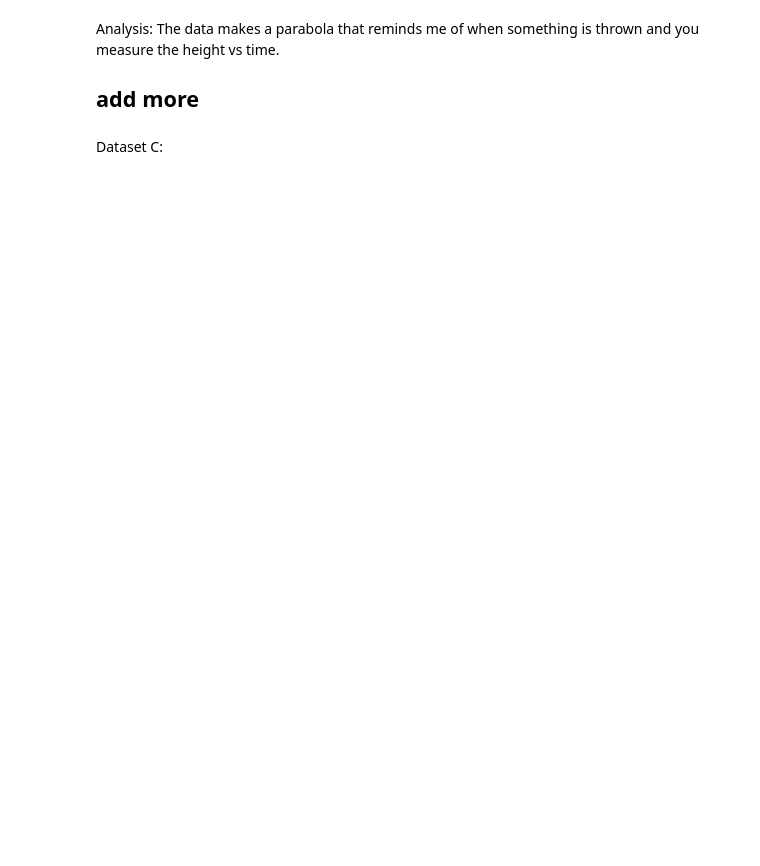
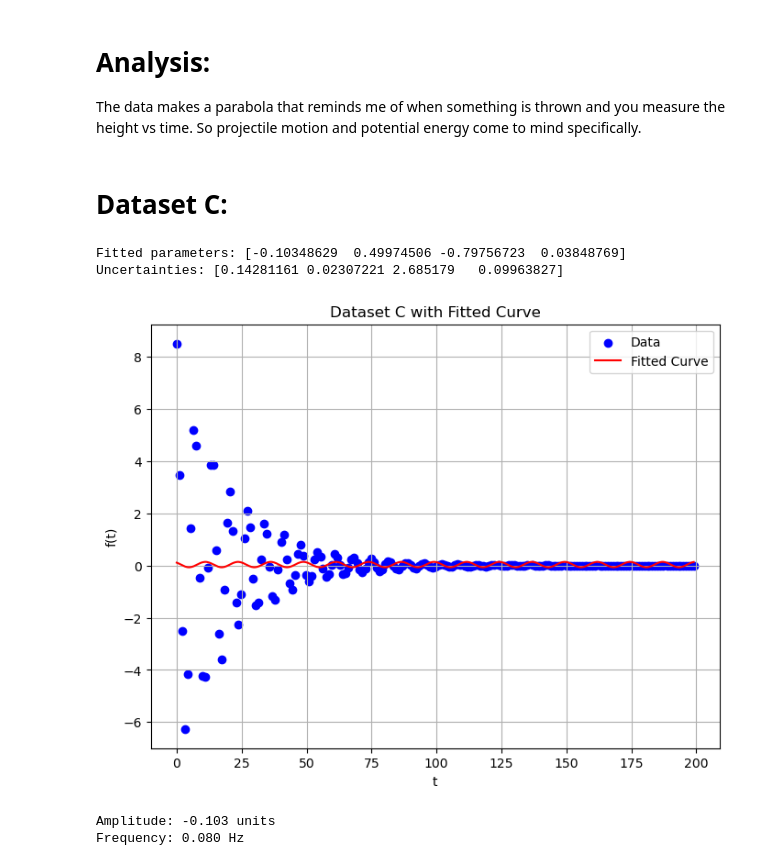
Before and after one commit to Tonkle-Time/comp-phy, a Jupyter notebook: Project 1.ipynb, the cells around one changed output. Saved outputs shown, nothing was run; the diff lists cells and outputs as text; code cells hidden in the pictures; blank space fills up the shorter version.

Commit message:
finished project 1 might polish later

```diff
--- a/Project 1.ipynb
+++ b/Project 1.ipynb
@@ -102,10 +116,57 @@ plt.show()
 # %% [markdown]
-Analysis:
-The data makes a parabola that reminds me of when something is thrown and you measure the height vs time.
-## add more
+# Analysis:
+The data makes a parabola that reminds me of when something is thrown and you measure the height vs time. So projectile motion and potential energy come to mind specifically.
 # %% [markdown]
-Dataset C:
+# Dataset C:
 # %%
 # Read Dataset C
-data_a = np.loadtxt('Dataset_C.csv', delimiter=',', skiprows=1)
-x_a, y_a = data_a[:, 0], data_a[:, 1]
+data_c = np.loadtxt('Dataset_C.csv', delimiter=',', skiprows=1)
+
+x_c = data_c[:, 0]
+y_c = data_c[:, 1]
+# %%
+# Define Model
+def model_func_c(t, A, B, C, D):
+    # A * sin(B * t + C) + D
+    return A * np.sin(B * t + C) + D
+# %%
+# Fit the model to the data
+p0 = [10, 0.5, 0, 0]
+
+popt, pcov = curve_fit(model_func_c, x_c, y_c, p0=p0, maxfev=10000)
+perr = np.sqrt(np.diag(pcov))  # parameter uncertainties
+
+print("Fitted parameters:", popt)
+print("Uncertainties:", perr)
+# %% [output]
+Fitted parameters: [-0.10348629  0.49974506 -0.79756723  0.03848769]
+Uncertainties: [0.14281161 0.02307221 2.685179   0.09963827]
+# %%
+# Evaluate fit
+x_fit = np.linspace(min(x_c), max(x_c), 500)
+y_fit = model_func_c(x_fit, *popt)
+# %%
+# Plot the data and fit
+plt.figure(figsize=(8,6))
+plt.scatter(x_c, y_c, label='Data', color='blue')
+plt.plot(x_fit, y_fit, label='Fitted Curve', color='red')
+plt.xlabel('t')
+plt.ylabel('f(t)')
+plt.title('Dataset C with Fitted Curve')
+plt.legend()
+plt.grid(True)
+plt.show()
+# %% [output]
+[figure, added]
+# %%
+A, B, C, D = popt
+
+# Derived physics parameters:
+frequency = B / (2 * np.pi)       # Hz (oscillations per unit t)
+period = 1 / frequency            # seconds (if t in seconds)
+
+print(f"Amplitude: {amplitude:.3f} units")
+print(f"Frequency: {frequency:.3f} Hz")
+# %% [output]
+Amplitude: -0.103 units
+Frequency: 0.080 Hz
```
Also changed, not shown: parts of 17 cells of this notebook.
